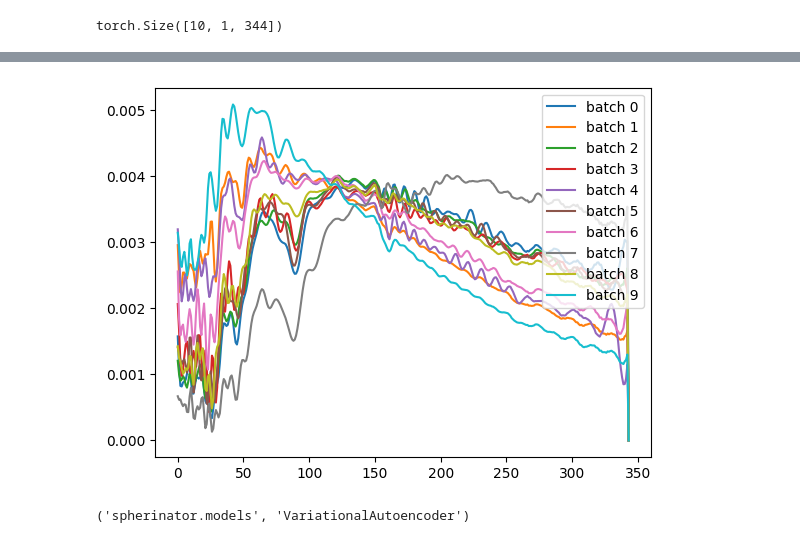
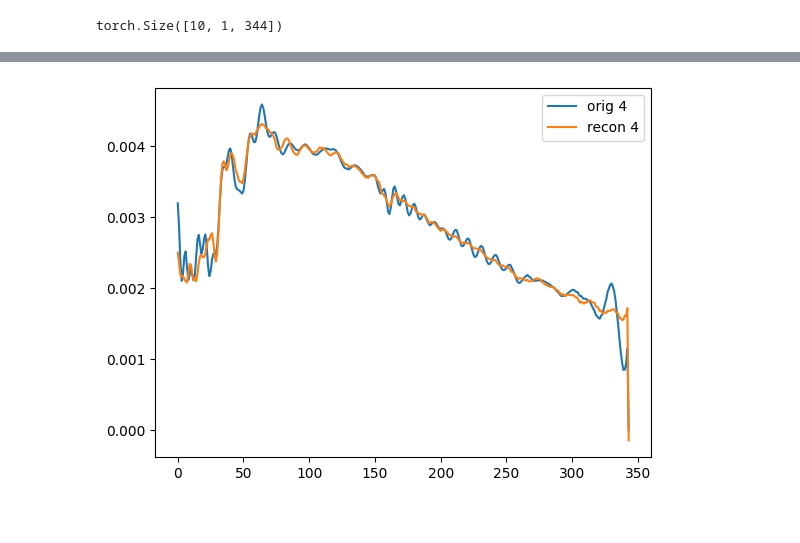
Before and after one commit to HITS-AIN/Spherinator, a Jupyter notebook: gaia/reconstruction.ipynb, the cells around one changed output, grey strips where cells are left out. Cells and saved outputs as stored; diff of their text form; code cells hidden in the pictures.

Commit message:
load checkpoint from wandb

```diff
--- a/gaia/reconstruction.ipynb
+++ b/gaia/reconstruction.ipynb
@@ -17,22 +31,30 @@ torch.Size([10, 1, 344])
+# %%
+import torch
+from spherinator.models import (
+    ConvolutionalDecoder1D,
+    ConvolutionalEncoder1D,
+    Autoencoder,
+)
+
+encoder = ConvolutionalEncoder1D(input_dim=344, output_dim=256)
+decoder = ConvolutionalDecoder1D(input_dim=256, output_dim=344)
+model = Autoencoder(encoder=encoder, decoder=decoder, h_dim=256, z_dim=10)
+model
+
+ckpt = "/home/doserbd/git/Spherinator-main/gaia/artifacts/model-g8j8dna6:v0/model.ckpt"
+checkpoint = torch.load(ckpt, weights_only=True, map_location="cpu")
+model.load_state_dict(checkpoint["state_dict"])
+model.eval()
+
+recon = model(batch)
 # %%
 from matplotlib import pyplot as plt
+
+id = 4
 plt.figure()
-for i in range(10):
-    plt.plot(batch[i][0].cpu().detach().numpy(), label=f"batch {i}")
+plt.plot(batch[id][0].cpu().detach().numpy(), label=f"orig {id}")
+plt.plot(recon[id][0].cpu().detach().numpy(), label=f"recon {id}")
 plt.legend(loc="upper right")
 plt.show()
 # %% [output]
-[figure, old version]
+[figure, new version]
-# %%
-import yaml
-from lightning.pytorch.cli import instantiate_class
-import importlib
-
-with open("/home/doserbd/git/Spherinator-main/experiments/gaia.yaml", "r", encoding="utf-8") as stream:
-    config = yaml.load(stream, Loader=yaml.Loader)
-
-model_class_path = config["model"]["class_path"]
-module_name, class_name = model_class_path.rsplit(".", 1)
-module_name, class_name
-# %% [output]
-('spherinator.models', 'VariationalAutoencoder')
```
Also changed, not shown: parts of 9 cells of this notebook, 1 other file.
